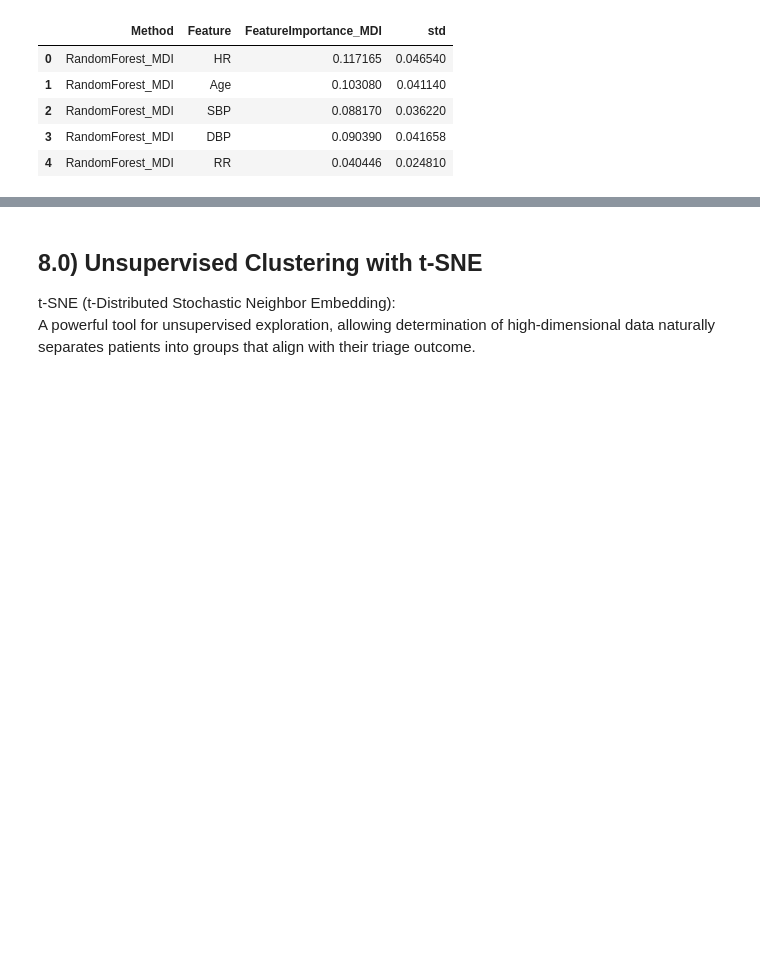
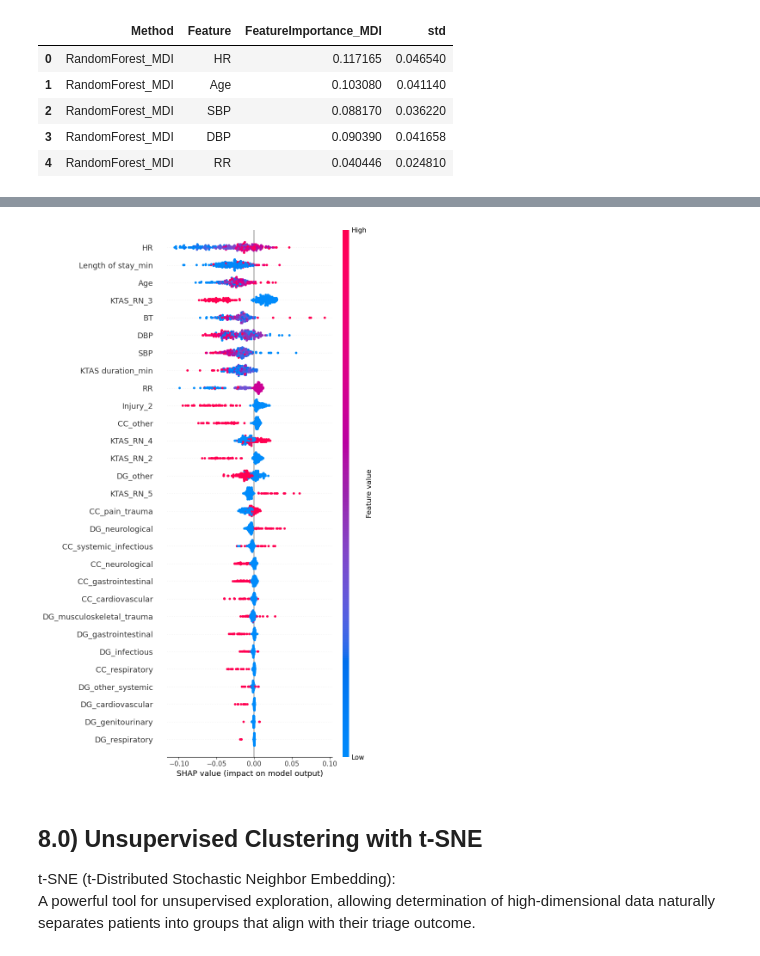
Before and after one commit to erincameron11/emergency-triage-status, a Jupyter notebook: 2_classification.ipynb, the cells around one changed output, grey strips where cells are left out. Saved outputs shown, nothing was run; the diff lists cells and outputs as text; code cells hidden in the pictures; blank space fills up the shorter version.

Commit message:
add SHAP plot logic

```diff
--- a/2_classification.ipynb
+++ b/2_classification.ipynb
@@ -533,0 +561,9 @@ feature_importances_rf.head()
+# %%
+# Convert columns to numerical values
+# Copy the dataframe into another variable first
+X_test_int = X_test
+X_test_int['KTAS_RN_2'] = X_test_int['KTAS_RN_2'].astype(int)
+X_test_int['KTAS_RN_3'] = X_test_int['KTAS_RN_3'].astype(int)
+X_test_int['KTAS_RN_4'] = X_test_int['KTAS_RN_4'].astype(int)
+X_test_int['KTAS_RN_5'] = X_test_int['KTAS_RN_5'].astype(int)
+X_test_int['Injury_2'] = X_test_int['Injury_2'].astype(int)
@@ -534,3 +591,29 @@ feature_importances_rf.head()
+# %%
+# Initialize
+rf_explainer = shap.TreeExplainer(rf_model)
+# %%
+rf_values = rf_explainer.shap_values(
+    X_test_int,
+    check_additivity=False
+)
+# %%
+# Collapse the last dimension - class 1 (mistriage)
+rf_values = rf_values[:, :, 1]
+# %%
+# Plot the SHAP plot
+plt.figure(figsize=(10, 8))
+shap.summary_plot(
+    rf_values,
+    X_test_int,
+    plot_type = "dot",
+    max_display = 29,
+    show = False
+    )
+plt.tight_layout()
+plt.savefig("./results/shap_summary_mistriage_class1.png", dpi=300, bbox_inches="tight")
+plt.show()
+# %% [output]
+[figure, added]
 # %% [markdown]
 ## 8.0) Unsupervised Clustering with t-SNE
 
```
Also changed, not shown: parts of 18 cells of this notebook, 2 other files.
